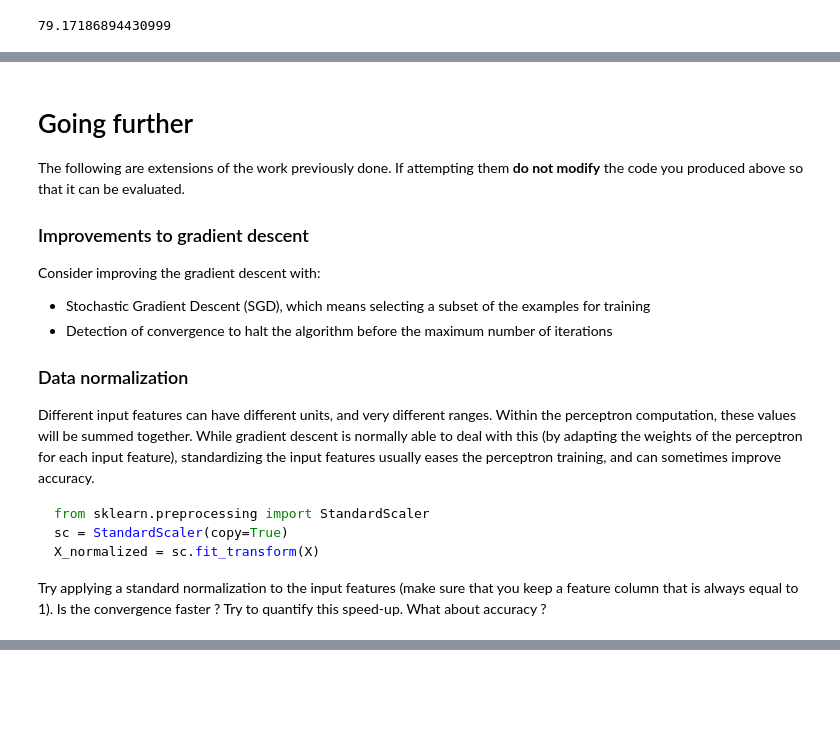
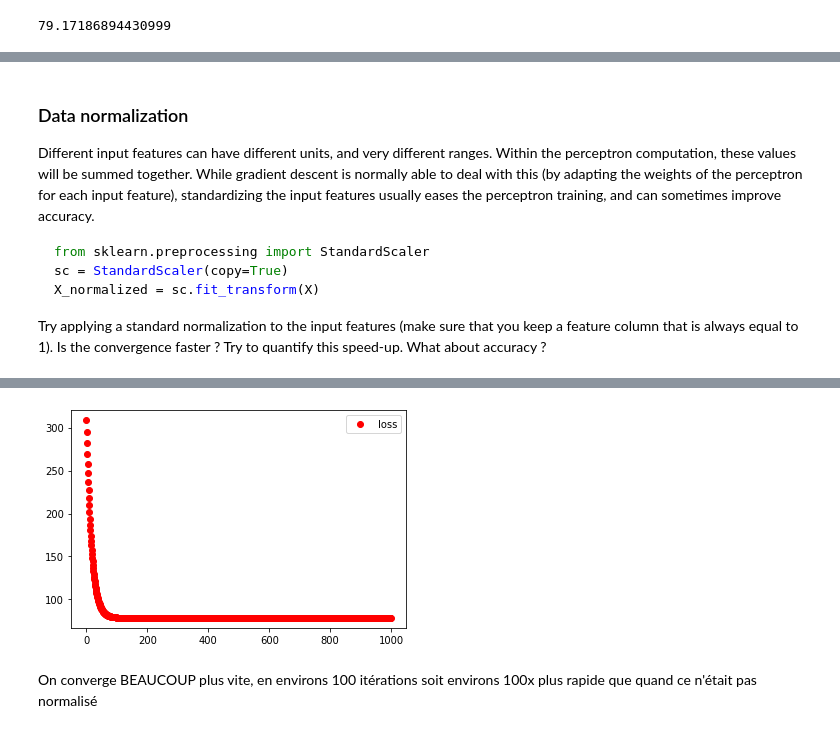
Before and after one commit to ToTTToR/TPML, a Jupyter notebook: TP2/perceptron.ipynb, the cells around one changed output, grey strips where cells are left out. Drawn from its saved outputs; the diff is of its cells as text; code cells hidden in the pictures; blank space fills up the shorter version.

```diff
--- a/TP2/perceptron.ipynb
+++ b/TP2/perceptron.ipynb
@@ -269,20 +322,4 @@ print(emp_loss(W_trained,X,Y))
 # %% [markdown]
-
-
-
-
-# Going further
-
-The following are extensions of the work previously done. If attempting them **do not modify** the code you produced above so that it can be evaluated.
-
-### Improvements to gradient descent
-
-Consider improving the gradient descent with:
-
- - Stochastic Gradient Descent (SGD), which means selecting a subset of the examples for training
- - Detection of convergence to halt the algorithm before the maximum number of iterations
-
-
 ### Data normalization
 
 Different input features can have different units, and very different ranges.
@@ -302,7 +339,12 @@ Try applying a standard normalization to the input features (make sure that you
 # %%
 from sklearn.preprocessing import StandardScaler
 sc = StandardScaler(copy=True)
+
+X = dataset[:, :-1] # examples features
+Y = dataset[:, -1]  # ground truth
+
 X_normalized = sc.fit_transform(X)
 X_normalized = np.insert(X_normalized, 0, np.ones((len(X))), axis= 1)
 
-W_trained = descent(W, X_normalized, Y, 10e-5, 10000)
+W_trained = descent(W, X_normalized, Y, 10e-5, 1000)
+# %% [output]
@@ -308,0 +352,3 @@ W_trained = descent(W, X_normalized, Y, 10e-5, 10000)
+[figure, added]
+# %% [markdown]
+On converge BEAUCOUP plus vite, en environs 100 itérations soit environs 100x plus rapide que quand ce n'était pas normalisé
```
Also changed, not shown: parts of 3 cells of this notebook, 1 other file.
